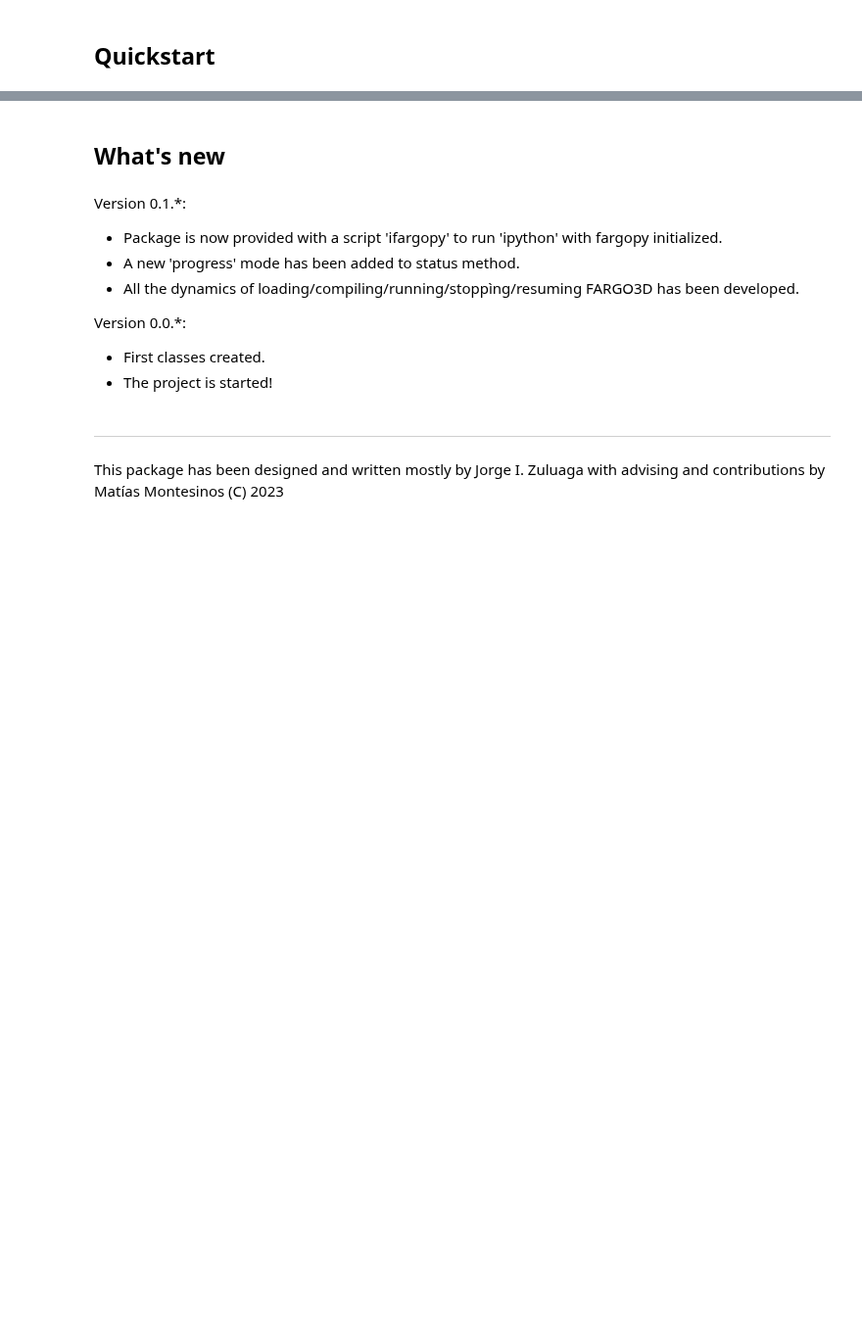
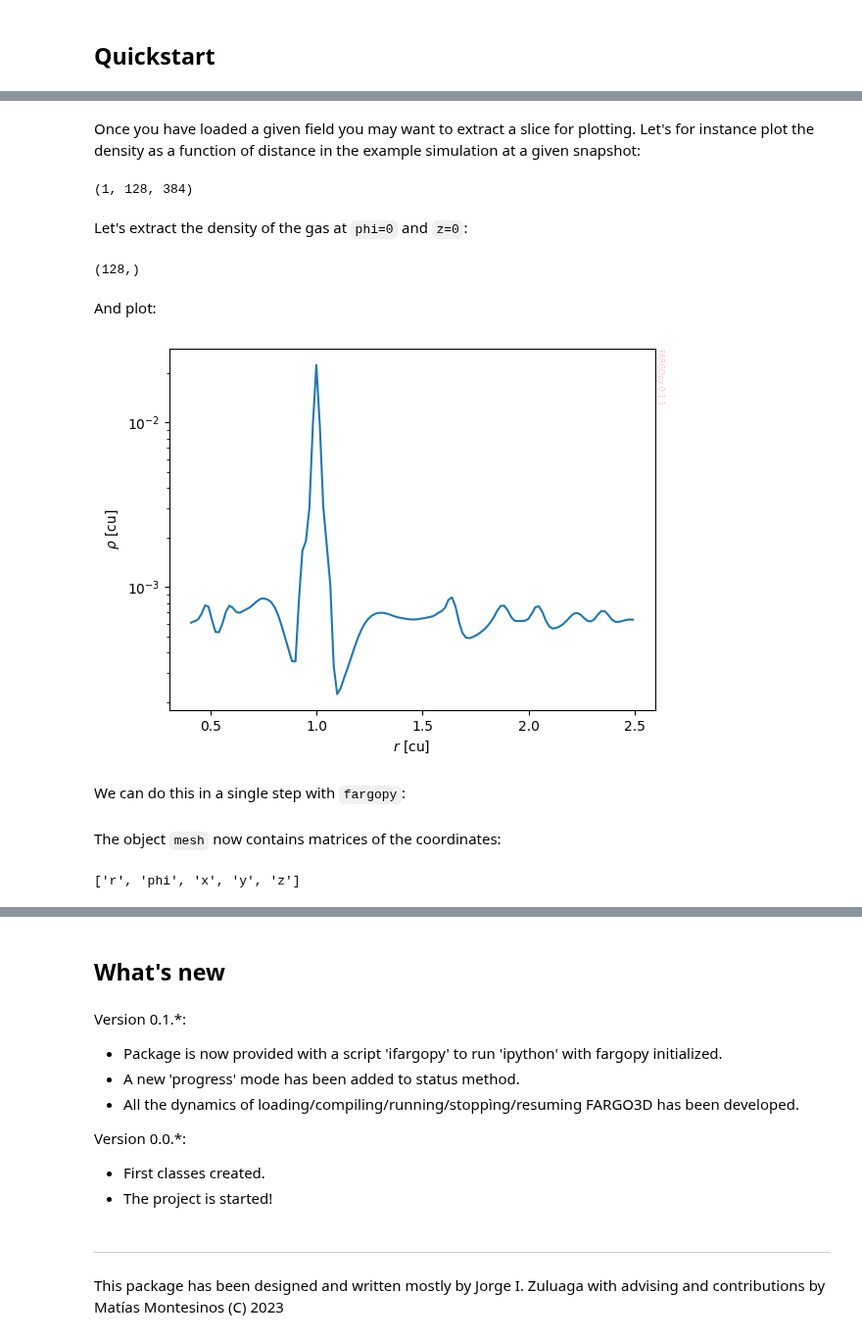
Before and after one commit to seap-udea/fargopy, a Jupyter notebook: README.ipynb, the cells around one changed output, grey strips where cells are left out. Shown at 98% size. Drawn from its saved outputs; the diff is of its cells as text; code cells hidden in the pictures; blank space fills up the shorter version.

```diff
--- a/README.ipynb
+++ b/README.ipynb
@@ -352,0 +146,3 @@ dens = sim.load_field(fluid='gas',field='dens')
+# %%
+fields0 = sim.load_allfields('gas',snapshot=0)
+fields0.keys(), fields0.size
@@ -352,0 +155,4 @@ dens = sim.load_field(fluid='gas',field='dens')
+# %%
+fields = sim.load_allfields('gas')
+fields.print_keys()
+fields.item('0').keys(), fields.size
@@ -352,0 +175,26 @@ dens = sim.load_field(fluid='gas',field='dens')
+# %% [markdown]
+Once you have loaded a given field you may want to extract a slice for plotting. Let's for instance plot the density as a function of distance in the example simulation at a given snapshot:
+# %%
+gasdens10 = sim.load_field('gasdens',snapshot=10)
+gasdens10.data.shape
+# %% [output]
+(1, 128, 384)
+# %% [markdown]
+Let's extract the density of the gas at `phi=0` and `z=0`:
+# %%
+gasdens_r = gasdens10.slice(phi=0,z=0)
+gasdens_r.shape
+# %% [output]
+(128,)
+# %% [markdown]
+And plot:
+# %%
+fig,ax = plt.subplots()
+ax.semilogy(sim.domains.r,gasdens_r)
+ax.set_xlabel(r"$r$ [cu]")
+ax.set_ylabel(r"$\rho$ [cu]")
+fp.Util.fargopy_mark(ax);
+# %% [output]
+[figure, added]
+# %% [markdown]
+We can do this in a single step with `fargopy`:
@@ -352,0 +203,6 @@ dens = sim.load_field(fluid='gas',field='dens')
+# %% [markdown]
+The object `mesh` now contains matrices of the coordinates:
+# %%
+mesh.keys()
+# %% [output]
+['r', 'phi', 'x', 'y', 'z']
```
Also changed, not shown: parts of 115 cells of this notebook, 26 other files.
